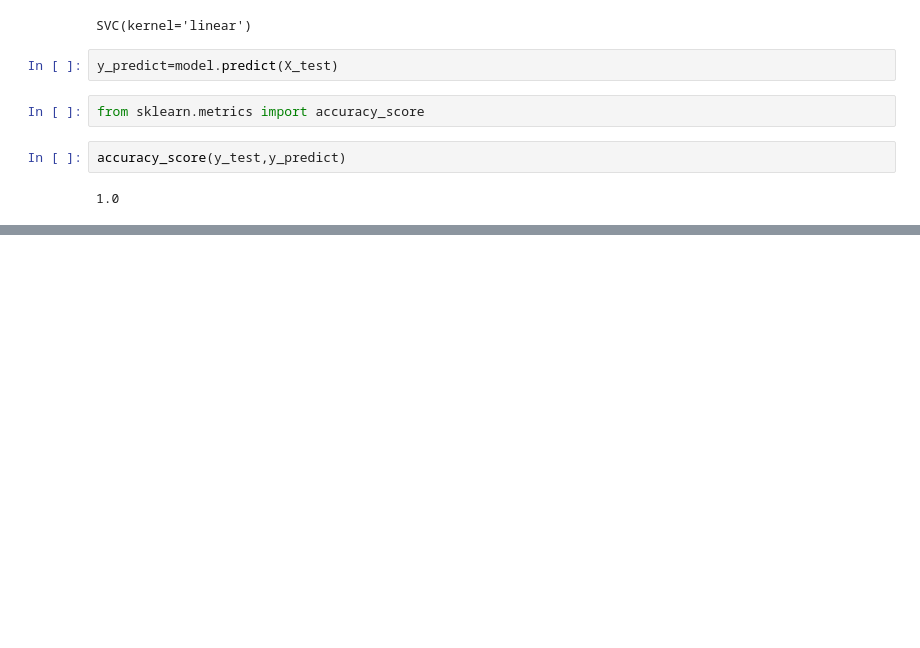
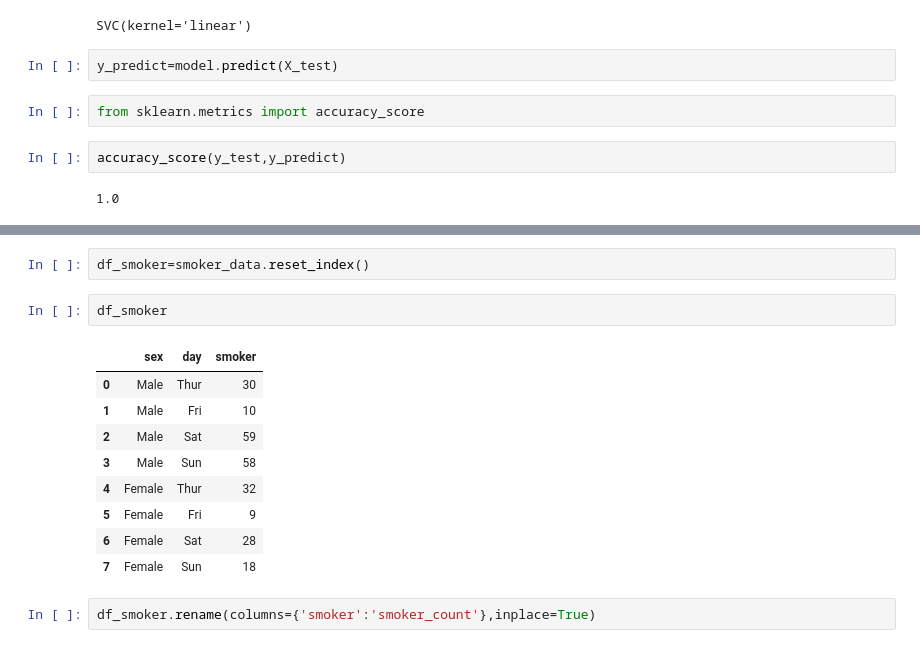
Before and after one commit to aswinvrpai/Study_Projects, a Jupyter notebook: svm_svc.ipynb, the cells around one changed output, grey strips where cells are left out. Drawn from its saved outputs; the diff is of its cells as text; blank space fills up the shorter version.

```diff
--- a/svm_svc.ipynb
+++ b/svm_svc.ipynb
@@ -138,0 +193,16 @@ accuracy_score(y_test,y_predict)
+# %%
+df_smoker=smoker_data.reset_index()
+# %%
+df_smoker
+# %% [output]
+|  | sex | day | smoker |
+| 0 | Male | Thur | 30 |
+| 1 | Male | Fri | 10 |
+| 2 | Male | Sat | 59 |
+| 3 | Male | Sun | 58 |
+| 4 | Female | Thur | 32 |
+| 5 | Female | Fri | 9 |
+| 6 | Female | Sat | 28 |
+| 7 | Female | Sun | 18 |
+# %%
+df_smoker.rename(columns={'smoker':'smoker_count'},inplace=True)
```
Also changed, not shown: parts of 11 cells of this notebook, 2 other files.
